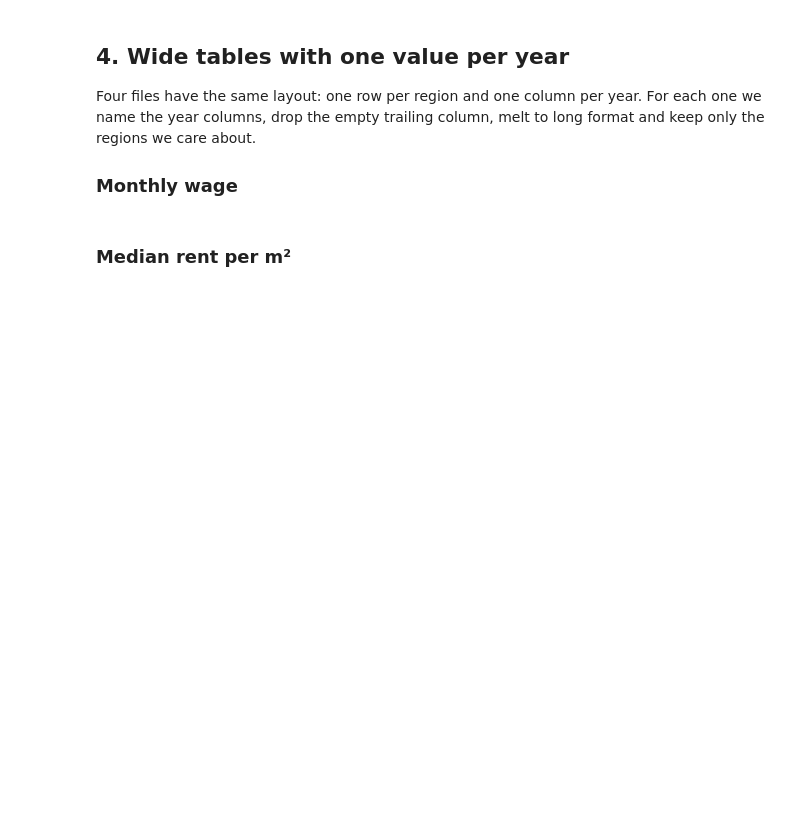
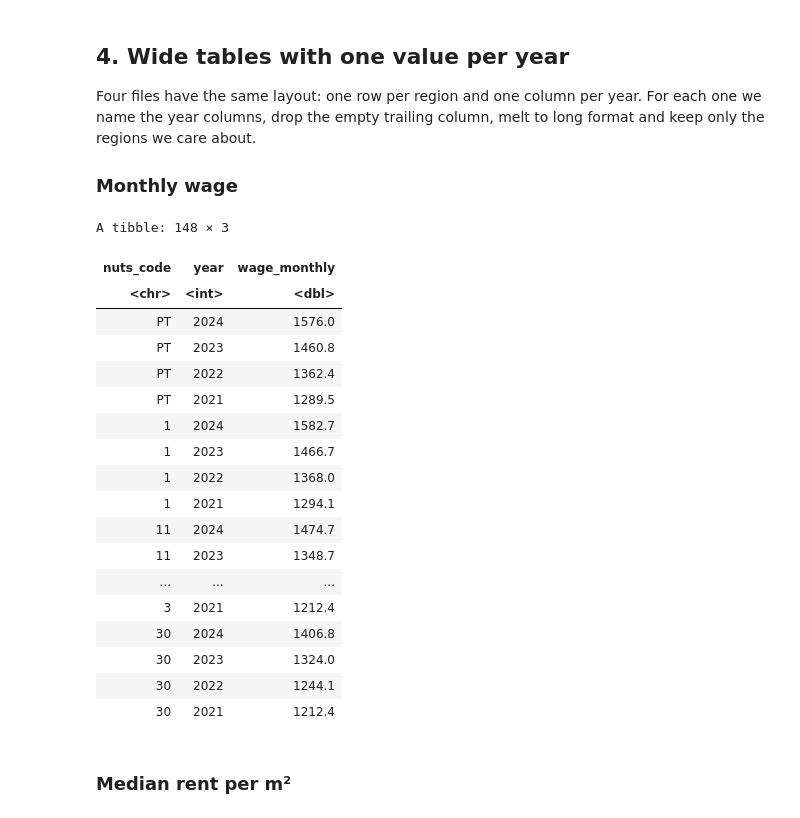
Before and after one commit to KevinSalgado/VPD_Project, a Jupyter notebook: merge_ine_data.ipynb, the cells around one changed output. Cells and saved outputs as stored; diff of their text form; code cells hidden in the pictures; blank space fills up the shorter version.

```diff
--- a/merge_ine_data.ipynb
+++ b/merge_ine_data.ipynb
@@ -60,17 +82,39 @@ Four files have the same layout: one row per region and one column per year. For
 
 ### Monthly wage
 # %%
-wage_raw <- read_ine_rows("Ganho_médio_mensal.csv")
+wage_raw <- read_ine_rows("data/salario_medio.csv")
 
 wage_years <- 2024:2021   # the years, in the same order as the file columns
 
 wage <- wage_raw |>
   select(1:(length(wage_years) + 1)) |>
   set_names(c("region_raw", wage_years)) |>
   separate(region_raw, into = c("nuts_code", "region"), sep = ": ", extra = "merge") |>
   pivot_longer(-c(nuts_code, region), names_to = "year", values_to = "wage_monthly") |>
   mutate(year = as.integer(year), wage_monthly = to_number(wage_monthly)) |>
   select(nuts_code, year, wage_monthly)
+
+wage
+# %% [output]
+A tibble: 148 × 3
+| nuts_code | year | wage_monthly |
+| <chr> | <int> | <dbl> |
+| PT | 2024 | 1576.0 |
+| PT | 2023 | 1460.8 |
+| PT | 2022 | 1362.4 |
+| PT | 2021 | 1289.5 |
+| 1 | 2024 | 1582.7 |
+| 1 | 2023 | 1466.7 |
+| 1 | 2022 | 1368.0 |
+| 1 | 2021 | 1294.1 |
+| 11 | 2024 | 1474.7 |
+| 11 | 2023 | 1348.7 |
+| ... | ... | ... |
+| 3 | 2021 | 1212.4 |
+| 30 | 2024 | 1406.8 |
+| 30 | 2023 | 1324.0 |
+| 30 | 2022 | 1244.1 |
+| 30 | 2021 | 1212.4 |
 # %% [markdown]
 ### Median rent per m²
 # %%
```
Also changed, not shown: parts of 30 cells of this notebook, 20 other files.
